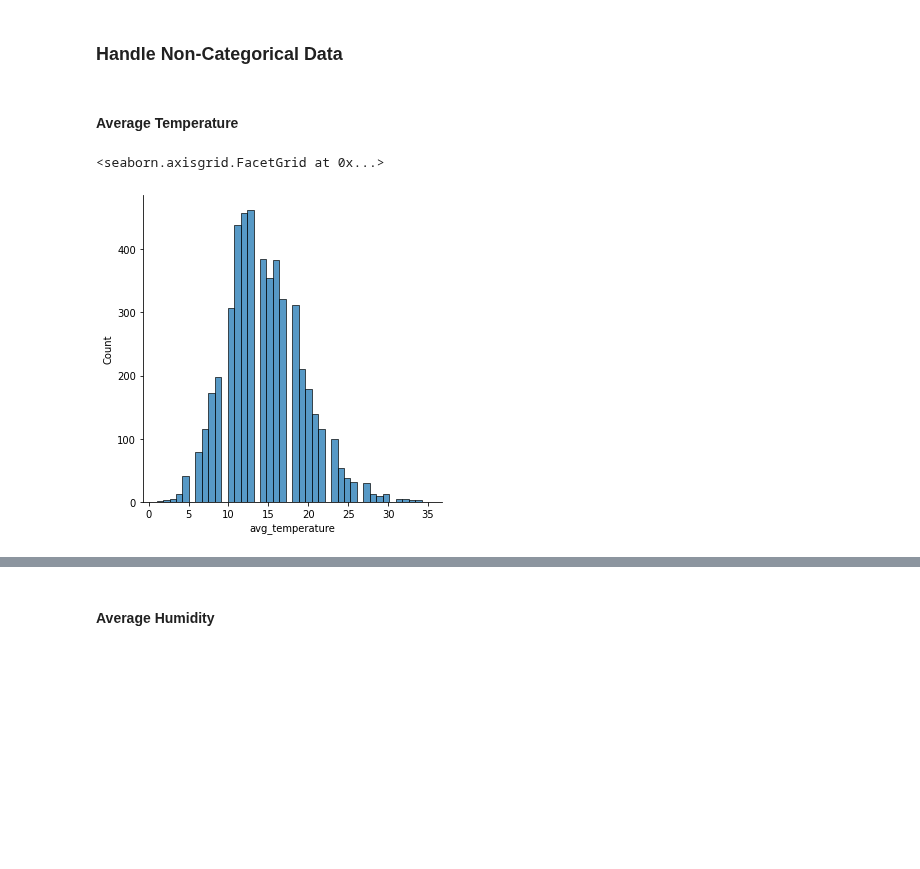
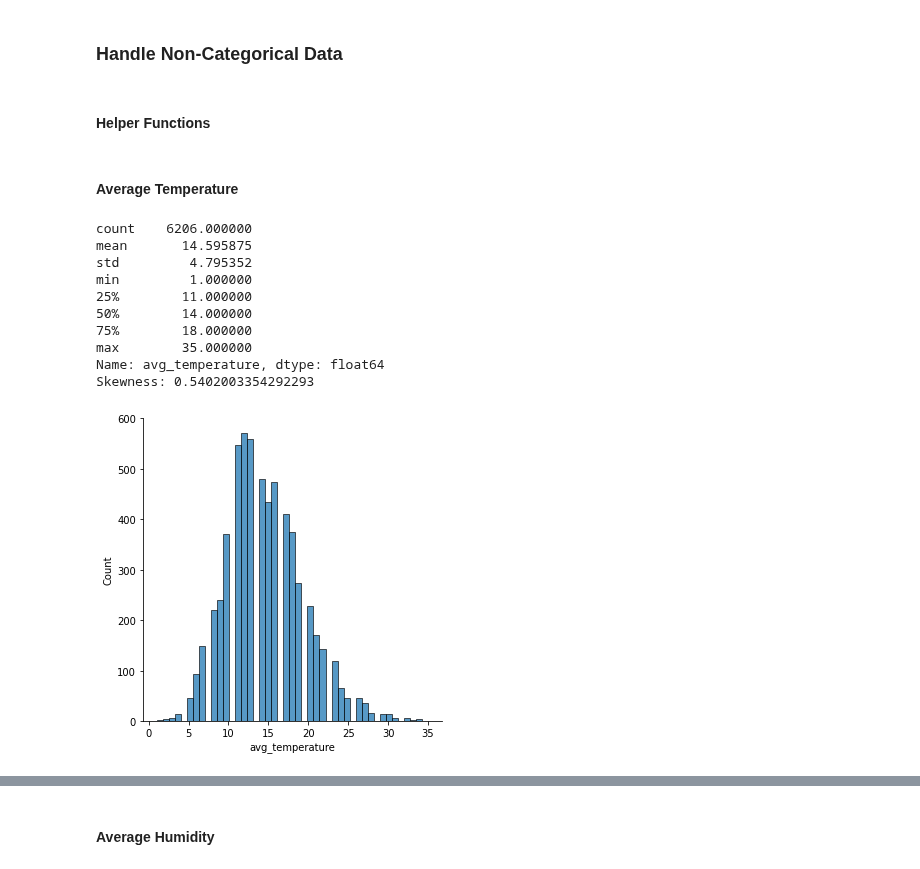
Before and after one commit to rsaSantos/DAA-Project, a Jupyter notebook: Task 2 (Competition)/incidents (ruben review).ipynb, the cells around one changed output, grey strips where cells are left out. Drawn from its saved outputs; the diff is of its cells as text; code cells hidden in the pictures; blank space fills up the shorter version.

```diff
--- a/Task 2 (Competition)/incidents (ruben review).ipynb
+++ b/Task 2 (Competition)/incidents (ruben review).ipynb
@@ -356,8 +361,5 @@ Name: incidents, dtype: int64
 # %%
-# Count different values of previous plot
-low_luminosity['incidents'].value_counts()
-
-# None + Low = 89
+# None + Low = 87
 # High + Very High = 76
 #
 # The 'luminosity' column, when it is LOW_LIGHT, has a similar probability of having an incident or not.
@@ -365,7 +367,7 @@ low_luminosity['incidents'].value_counts()
 #
 def binary_luminosity(value):
     if value == 'LOW_LIGHT':
-        random.seed(2022)
+        random.seed(2022) # TODO: Set seed for reproducibility
         return random.randint(0, 1)
     elif value == 'DARK':
         return 0
@@ -374,9 +376,16 @@ def binary_luminosity(value):
     else:
         print("ERROR: Invalid value for 'luminosity' column: {}".format(value))
 
+def non_binary_luminosity(value):
+    if value == 'DARK':
+        return 0
+    elif value == 'LOW_LIGHT':
+        return 1
+    elif value == 'LIGHT':
+        return 2
+    else:
+        print("ERROR: Invalid value for 'luminosity' column: {}".format(value))
 
-if 'luminosity' in trainingData.columns and trainingData['luminosity'].dtype == 'object':
-    trainingData['luminosity'] = trainingData['luminosity'].apply(binary_luminosity)
-    testData['luminosity'] = testData['luminosity'].apply(binary_luminosity)
 
-print(trainingData['luminosity'].value_counts())
+if 'luminosity' in dataset.columns and dataset['luminosity'].dtype == 'object':
+    dataset['luminosity'] = dataset['luminosity'].apply(non_binary_luminosity)
@@ -417,9 +423,20 @@ def binary_rain(value):
     else:
         return 1
 
+def non_binary_rain(value):
+    if value == 'Sem Chuva':
+        return 0
+    elif value == 'chuva fraca':
+        return 1
+    elif value == 'chuva moderada':
+        return 2
+    elif value == 'chuva forte':
+        return 3
+
 # Average rain
-if 'avg_rain' in trainingData.columns and trainingData['avg_rain'].dtype == 'object':
-    trainingData['avg_rain'] = trainingData['avg_rain'].apply(binary_rain)
-    testData['avg_rain'] = testData['avg_rain'].apply(binary_rain)
+if 'avg_rain' in dataset.columns and dataset['avg_rain'].dtype == 'object':
+    dataset['avg_rain'] = dataset['avg_rain'].apply(non_binary_rain)
 # %% [markdown]
 ### Handle Non-Categorical Data
+# %% [markdown]
+#### Helper Functions
@@ -427,7 +480,18 @@ if 'avg_rain' in trainingData.columns and trainingData['avg_rain'].dtype == 'obj
 #### Average Temperature
 # %%
 # Distribution of the 'avg_temperature' column
-sns.displot(trainingData['avg_temperature'])
+sns.displot(dataset['avg_temperature'])
+print(dataset['avg_temperature'].describe())
+print("Skewness: {}".format(dataset['avg_temperature'].skew()))
 # %% [output]
-<seaborn.axisgrid.FacetGrid at 0x...>
+count    6206.000000
+mean       14.595875
+std         4.795352
+min         1.000000
+25%        11.000000
+50%        14.000000
+75%        18.000000
+max        35.000000
+Name: avg_temperature, dtype: float64
+Skewness: 0.5402003354292293
-[figure, old version]
+[figure, new version]
```
Also changed, not shown: parts of 58 cells of this notebook, 1 other file.
